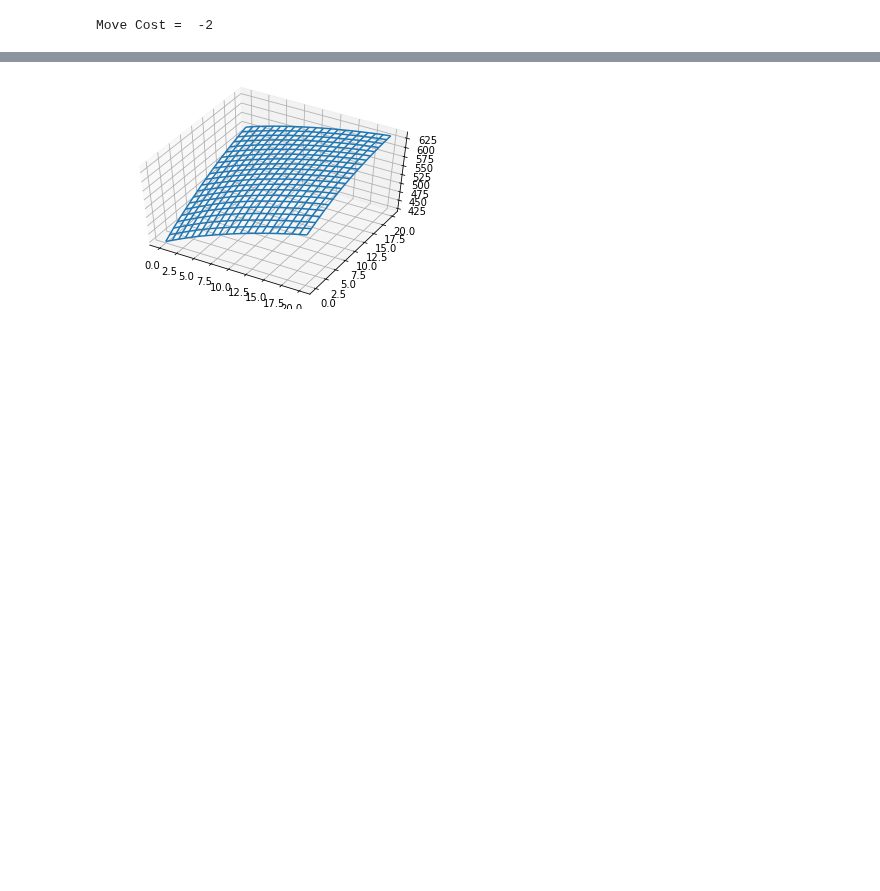
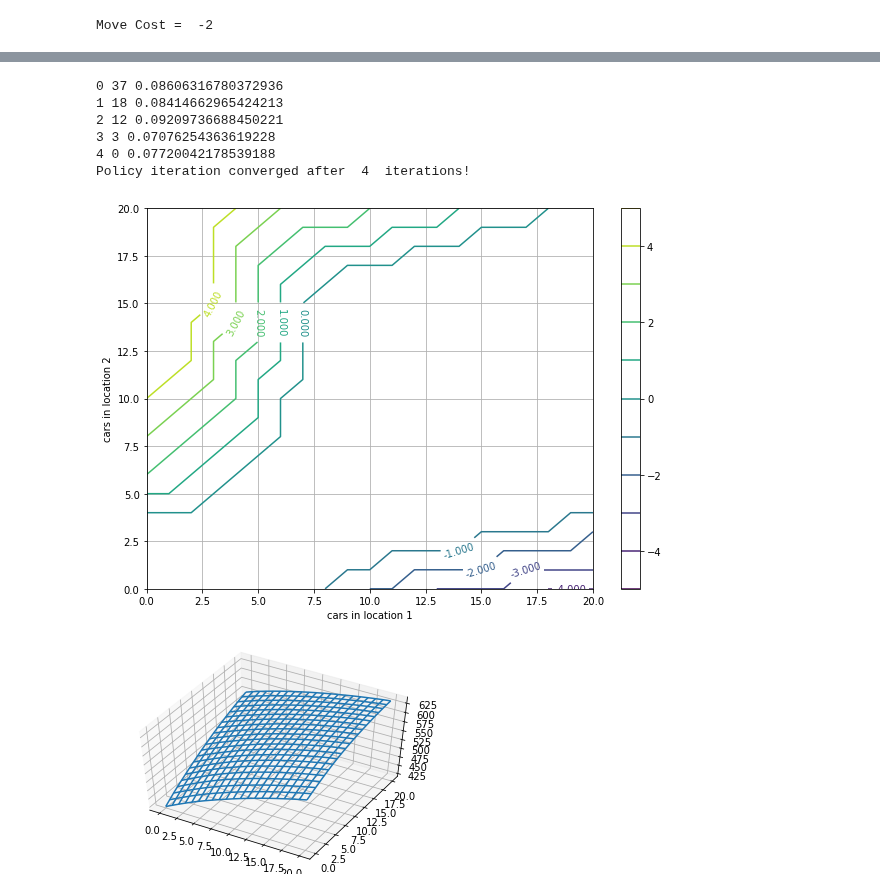
Before and after one commit to chandrusuresh/ReinforcementLearning, a Jupyter notebook: Policy_Iteration.ipynb, the cells around one changed output, grey strips where cells are left out. Saved outputs shown, nothing was run; the diff lists cells and outputs as text; code cells hidden in the pictures; blank space fills up the shorter version.

```diff
--- a/Policy_Iteration.ipynb
+++ b/Policy_Iteration.ipynb
@@ -227,10 +193,9 @@ def imprv_policy(v_s):
         new_c = np.array(s) - a*np.array([1,-1])
         if np.min(new_c) < 0 or np.max(new_c) > max_cars:
           continue
-        new_c = np.maximum(min_num,np.minimum(max_num,new_c))
         p_trans = prob_transition(new_c,p_rent_master,p_retn_master)
         E = expected_rental_reward(new_c,p_rent_master,rent_cost)
-        new_val = (E + move_cost*abs(a) + gamma*np.sum(p_trans*vs_new))
+        new_val = (E + move_cost*abs(a) + gamma*np.sum(p_trans*v_s))
         if new_val in val.keys():
           val[new_val].append(ai)
         else:
@@ -271,5 +236,26 @@ def dispAction(pi):
       if len(idx) == 1:
         pi_new[i,j] = actions[idx[0]]
   return pi_new
+
+def policy_iteration(vs_init,pi_init,policy_iter_max,value_iter_max,error_tol):
+  vs_prev = np.copy(vs_init)
+  pi_prev = np.copy(pi_init)
+  for k in range(policy_iter_max):
+    iter = 0
+    while iter < value_iter_max:
+      vs_new,error = eval_policy(vs_prev,pi_prev)
+      # print(iter,error)
+      vs_prev = np.copy(vs_new)
+      if (error < error_tol):
+        break
+      iter = iter + 1
+    print(k,iter,error)
+    pi_new = imprv_policy(vs_prev)
+    if np.max(np.abs(pi_new-pi_prev)) <= 1E-3:
+      print('Policy iteration converged after ',k,' iterations!')
+      break
+    pi_prev = np.copy(pi_new)
+
+  return pi_prev,vs_prev
 # %% [output]
 Move Cost =  -2
@@ -324,3 +262,17 @@ array([[ 0.,  0.,  0.,  0.,  0.,  0.,  0.,  0., -1., -1., -2., -2., -2.,
+# %%
+policy_iter_max = 15
+value_iter_max = 100
+error_tol = 0.1
+pi,vs = policy_iteration(vs_init,pi_init,policy_iter_max,value_iter_max,error_tol)
+plotAction(pi)
+# %% [output]
+0 37 0.08606316780372936
+1 18 0.08414662965424213
+2 12 0.09209736688450221
+3 3 0.07076254363619228
+4 0 0.07720042178539188
+Policy iteration converged after  4  iterations!
+[figure, added]
 # %%
 from mpl_toolkits.mplot3d import axes3d
 fig = plt.figure()
```
Also changed, not shown: parts of 5 cells of this notebook.
